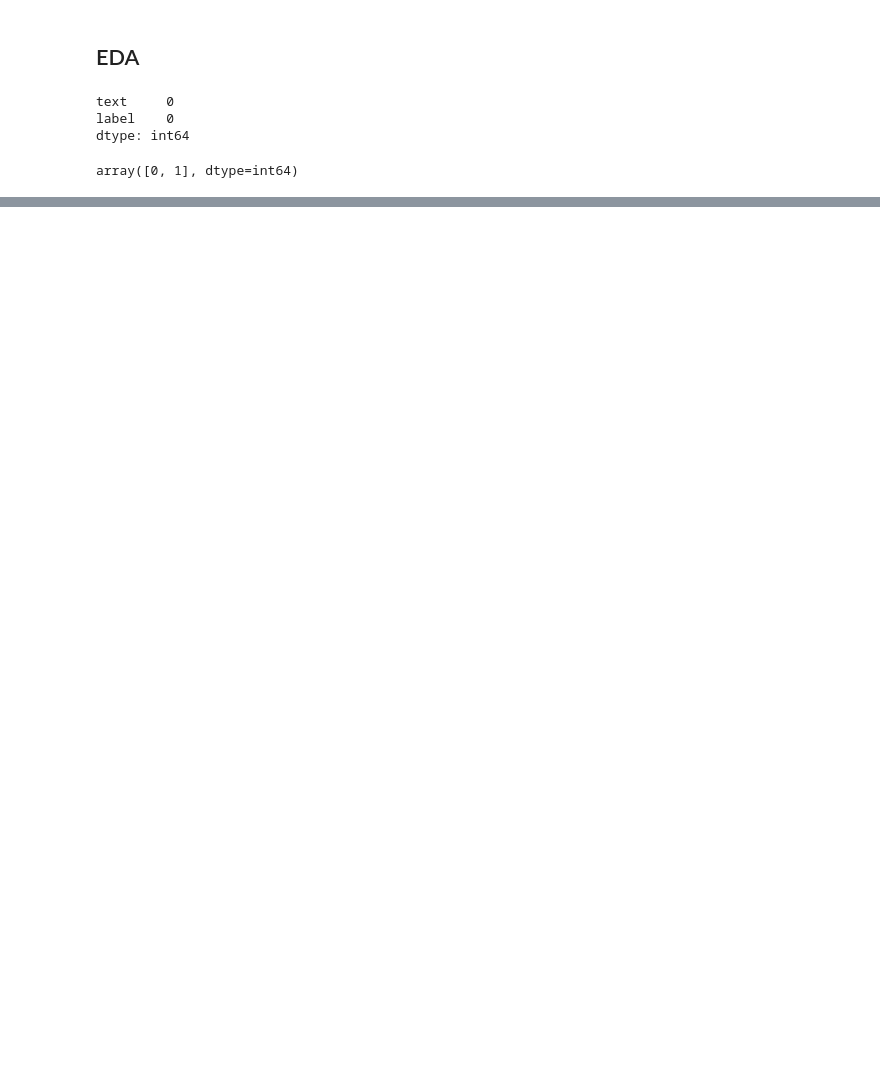
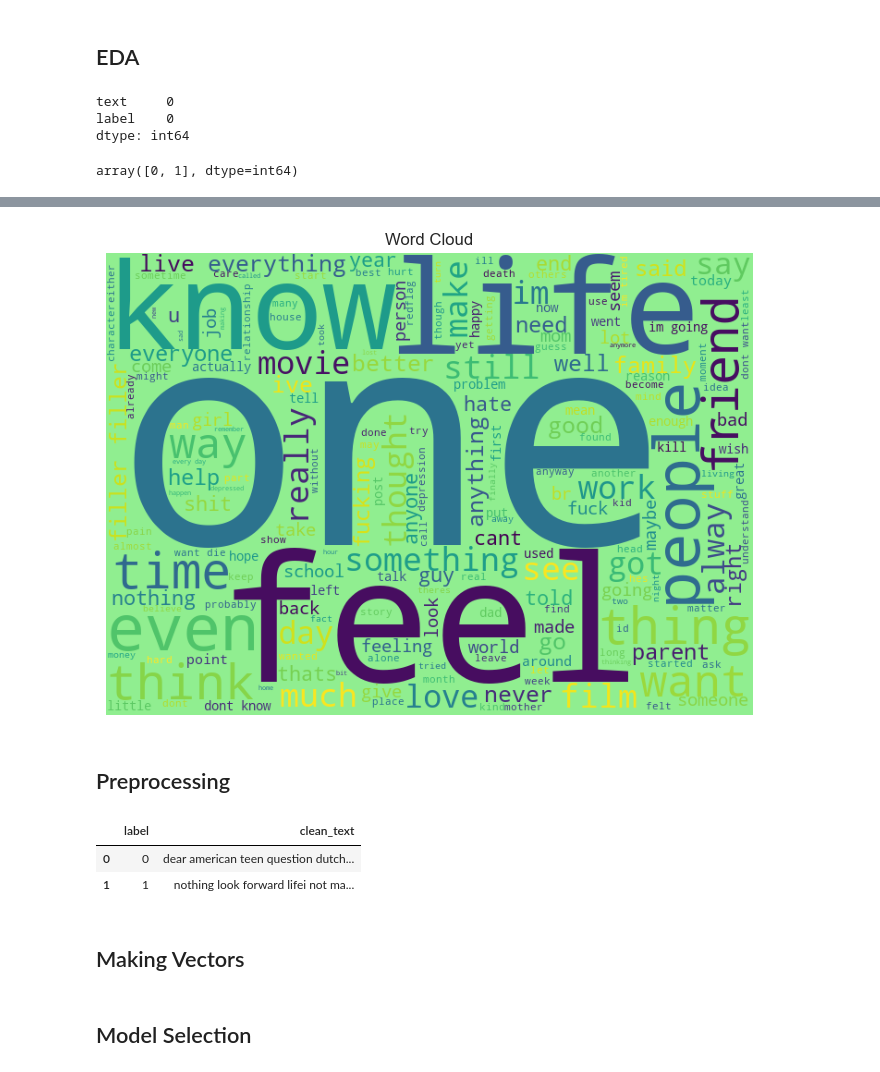
Before and after one commit to SamedArici/Mental-Health-NLP, a Jupyter notebook: Mental Health/Mental Health.ipynb, the cells around one changed output, grey strips where cells are left out. Cells and saved outputs as stored; diff of their text form; code cells hidden in the pictures; blank space fills up the shorter version.

```diff
--- a/Mental Health/Mental Health.ipynb
+++ b/Mental Health/Mental Health.ipynb
@@ -270,0 +161,6 @@ plt.show()
+# %%
+# checking most repeated words from all the texts
+lst = []
+for i in unigrams:
+    lst.extend(i)
+Counter(lst).most_common(10)
@@ -270,0 +178,7 @@ plt.show()
+# %%
+# cheking most repeted 10 trigrams
+trigram = df['text'].apply(lambda x: get_ngrams(x,3))
+lst1 = []
+for i in trigram:
+    lst1.extend(i)
+Counter(lst1).most_common(10)
@@ -270,0 +196,17 @@ plt.show()
+# %%
+def get_wordcloud(data,column):
+    df_ = data[column].str.cat(sep = " ")
+    text = " ".join([i for i in df_.split()])
+    wcloud = WordCloud(width = 700, height = 500, background_color = "lightgreen").generate(text)
+    plt.figure(figsize = (10,6))
+    plt.imshow(wcloud)
+    plt.axis("off")
+    plt.title("Word Cloud")
+    plt.show()
+# %%
+#plotting word cloud
+get_wordcloud(df,'text')
+# %% [output]
+[figure, added]
+# %% [markdown]
+## Preprocessing
@@ -270,0 +264,9 @@ plt.show()
+# %%
+df.drop("text",axis = 1, inplace = True)
+df.head(2)
+# %% [output]
+|  | label | clean_text |
+| 0 | 0 | dear american teen question dutch... |
+| 1 | 1 | nothing look forward lifei not ma... |
+# %% [markdown]
+## Making Vectors
@@ -270,0 +282,2 @@ plt.show()
+# %% [markdown]
+## Model Selection
```
Also changed, not shown: parts of 63 cells of this notebook.
